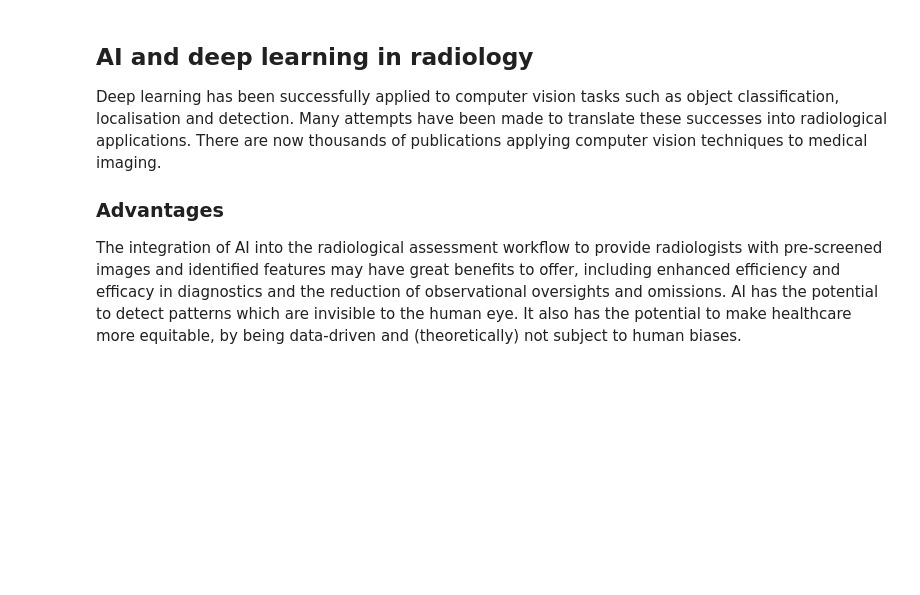
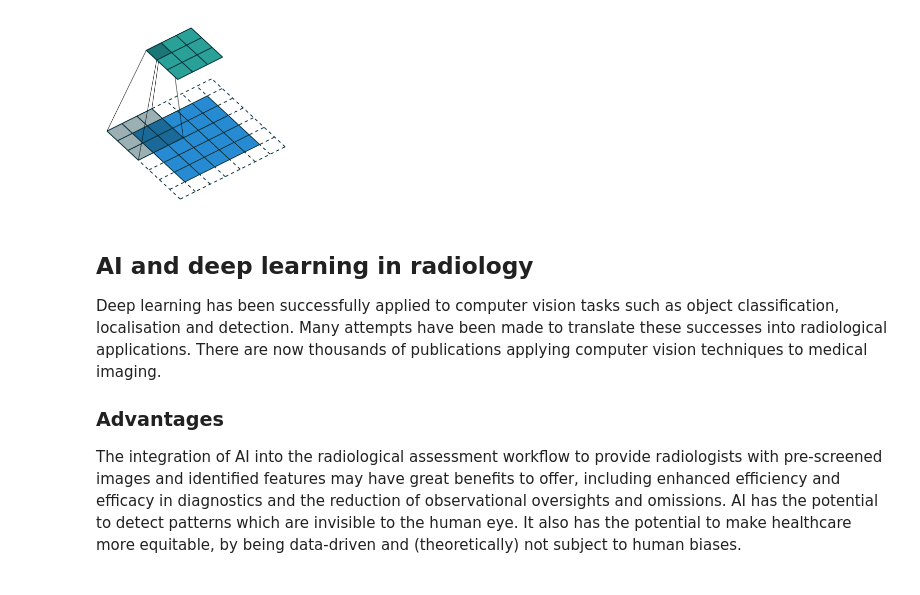
Before and after one commit to plymouth-neuroimaging/research-academy, a Jupyter notebook: 03_Keras/neural_networks.ipynb, the cells around one changed output. Cells and saved outputs as stored; diff of their text form; code cells hidden in the pictures; blank space fills up the shorter version.

```diff
--- a/03_Keras/neural_networks.ipynb
+++ b/03_Keras/neural_networks.ipynb
@@ -35,3 +33,7 @@ A convolutional neural network (CNN) is a specific type of neural network that i
+# %%
+display(Image("images/cnn.gif", width=200))
+# %% [output]
+[figure, added]
 # %% [markdown]
 ## AI and deep learning in radiology
 Deep learning has been successfully applied to computer vision tasks such as object classification, localisation and detection. Many attempts have been made to translate these successes into radiological applications. There are now thousands of publications applying computer vision techniques to medical imaging.
```
Also changed, not shown: parts of 5 cells of this notebook.
